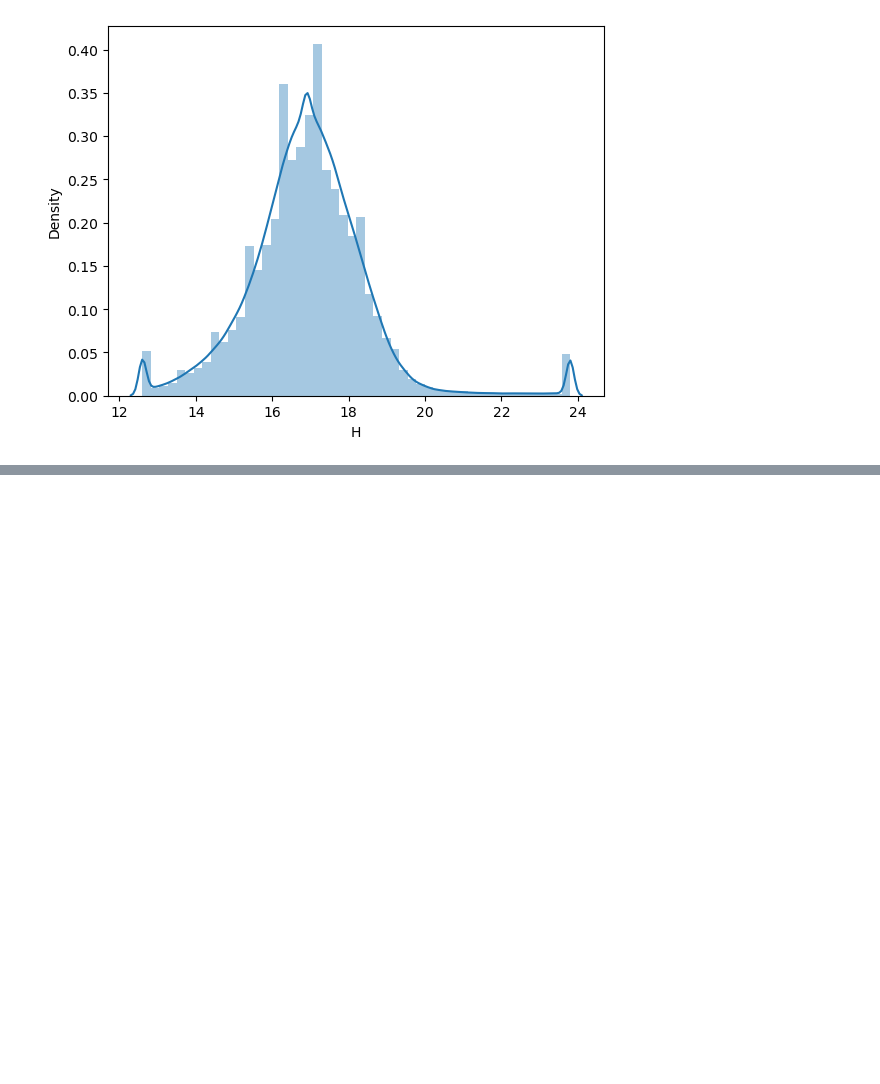
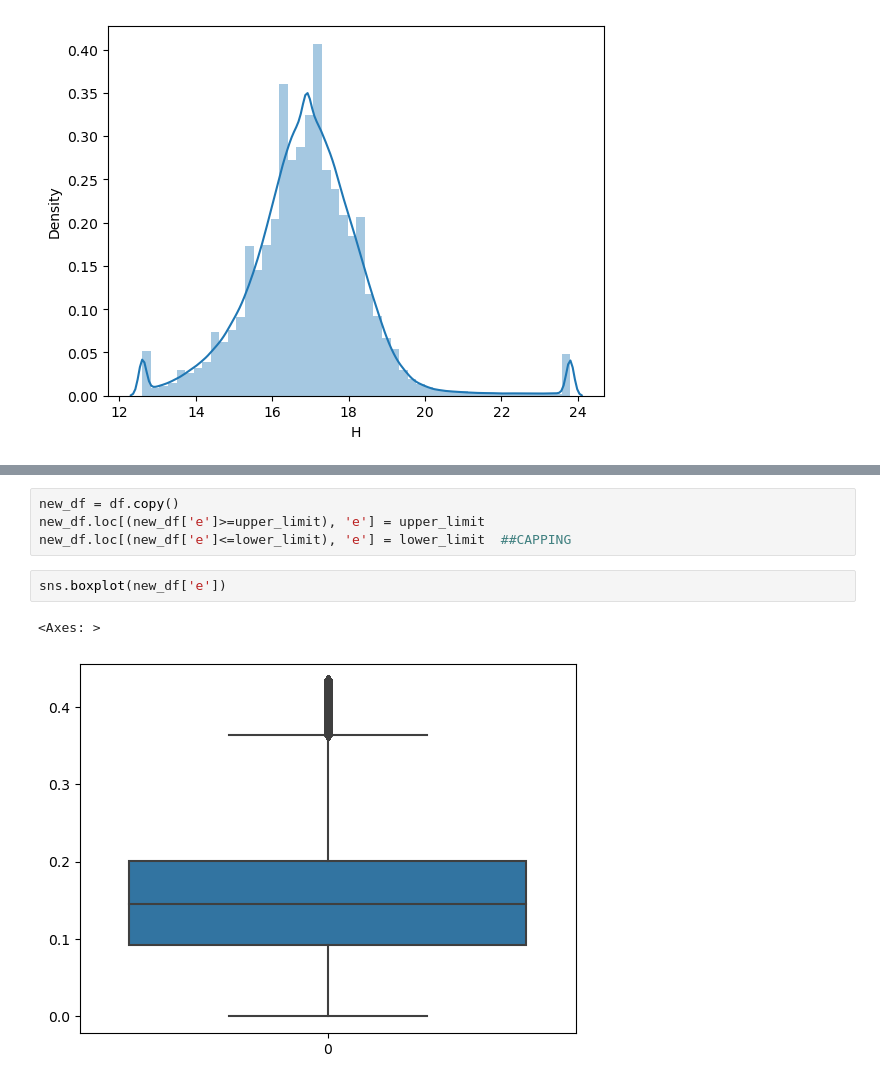
Before and after one commit to agnishde/Asteroid-orbit-classification, a Jupyter notebook: Asteroid Data analysis and Classification.ipynb, the cells around one changed output, grey strips where cells are left out. Drawn from its saved outputs; the diff is of its cells as text; blank space fills up the shorter version.

```diff
--- a/Asteroid Data analysis and Classification.ipynb
+++ b/Asteroid Data analysis and Classification.ipynb
@@ -1529,0 +1603,9 @@ https://gist.github.com/mwaskom/de44147ed2974457ad6372750bbe5751
+# %%
+new_df = df.copy()
+new_df.loc[(new_df['e']>=upper_limit), 'e'] = upper_limit
+new_df.loc[(new_df['e']<=lower_limit), 'e'] = lower_limit  ##CAPPING
+# %%
+sns.boxplot(new_df['e'])
+# %% [output]
+<Axes: >
+[figure, added]
```
Also changed, not shown: parts of 201 cells of this notebook.
